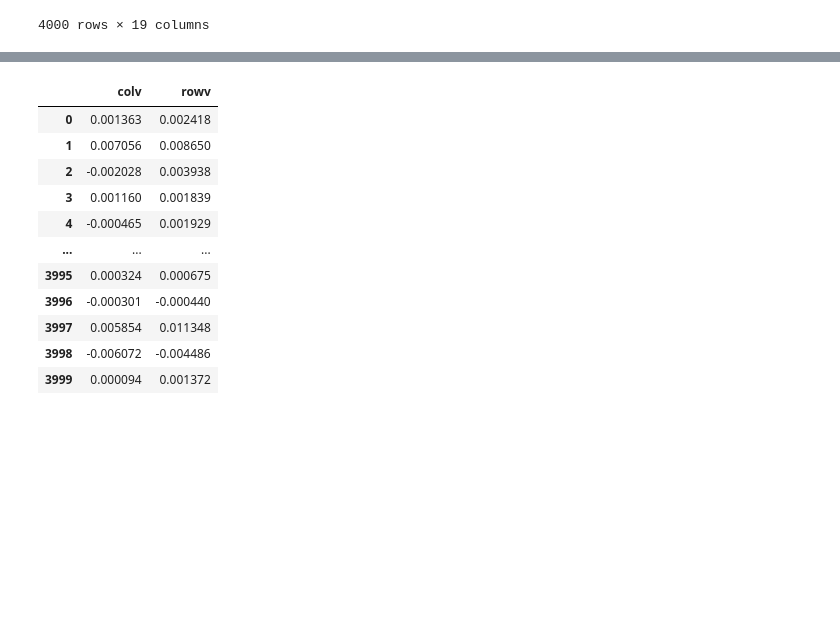
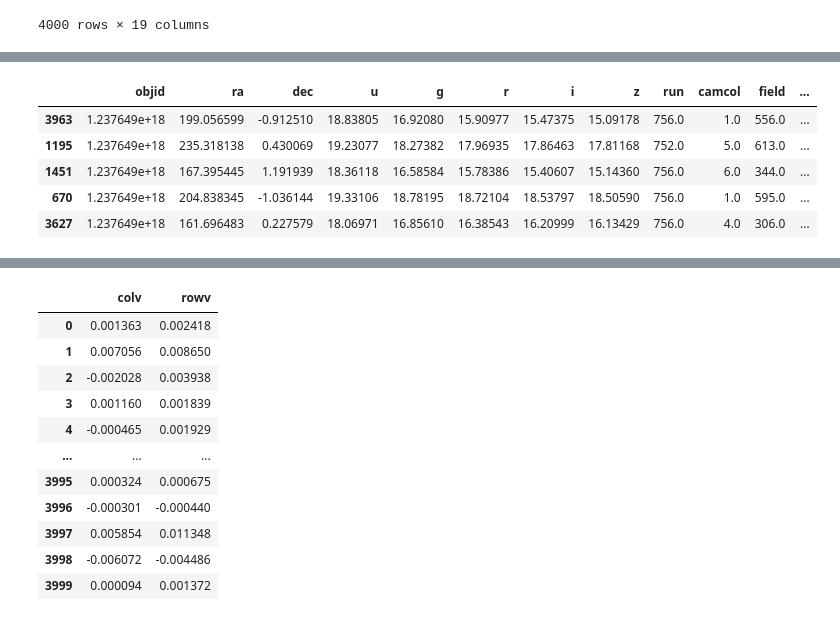
Before and after one commit to ju4ndiegos/BI, a Jupyter notebook: Lab-1/lab1.ipynb, the cells around one changed output, grey strips where cells are left out. Saved outputs shown, nothing was run; the diff lists cells and outputs as text; code cells hidden in the pictures; blank space fills up the shorter version.

```diff
--- a/Lab-1/lab1.ipynb
+++ b/Lab-1/lab1.ipynb
@@ -66,3 +204,14 @@ data_filtrado=data_train.drop(columns=['class'])
+# %%
+#Se elimina la clas_categorica y class_QSO porque estan altamente correlacionadas con class_STAR y class_GALAXY
+data_train = final_df.drop(columns=['class_categorica','class_QSO'])
+data_train.sample(5)
+# %% [output]
+|  | objid | ra | dec | u | g | r | i | z | run | camcol | field | ... |
+| 3963 | 1.237649e+18 | 199.056599 | -0.912510 | 18.83805 | 16.92080 | 15.90977 | 15.47375 | 15.09178 | 756.0 | 1.0 | 556.0 | ... |
+| 1195 | 1.237649e+18 | 235.318138 | 0.430069 | 19.23077 | 18.27382 | 17.96935 | 17.86463 | 17.81168 | 752.0 | 5.0 | 613.0 | ... |
+| 1451 | 1.237649e+18 | 167.395445 | 1.191939 | 18.36118 | 16.58584 | 15.78386 | 15.40607 | 15.14360 | 756.0 | 6.0 | 344.0 | ... |
+| 670 | 1.237649e+18 | 204.838345 | -1.036144 | 19.33106 | 18.78195 | 18.72104 | 18.53797 | 18.50590 | 756.0 | 1.0 | 595.0 | ... |
+| 3627 | 1.237649e+18 | 161.696483 | 0.227579 | 18.06971 | 16.85610 | 16.38543 | 16.20999 | 16.13429 | 756.0 | 4.0 | 306.0 | ... |
 # %%
 #rowv y colv son nuestra variable objetivo
 # %%
```
Also changed, not shown: parts of 19 cells of this notebook.
